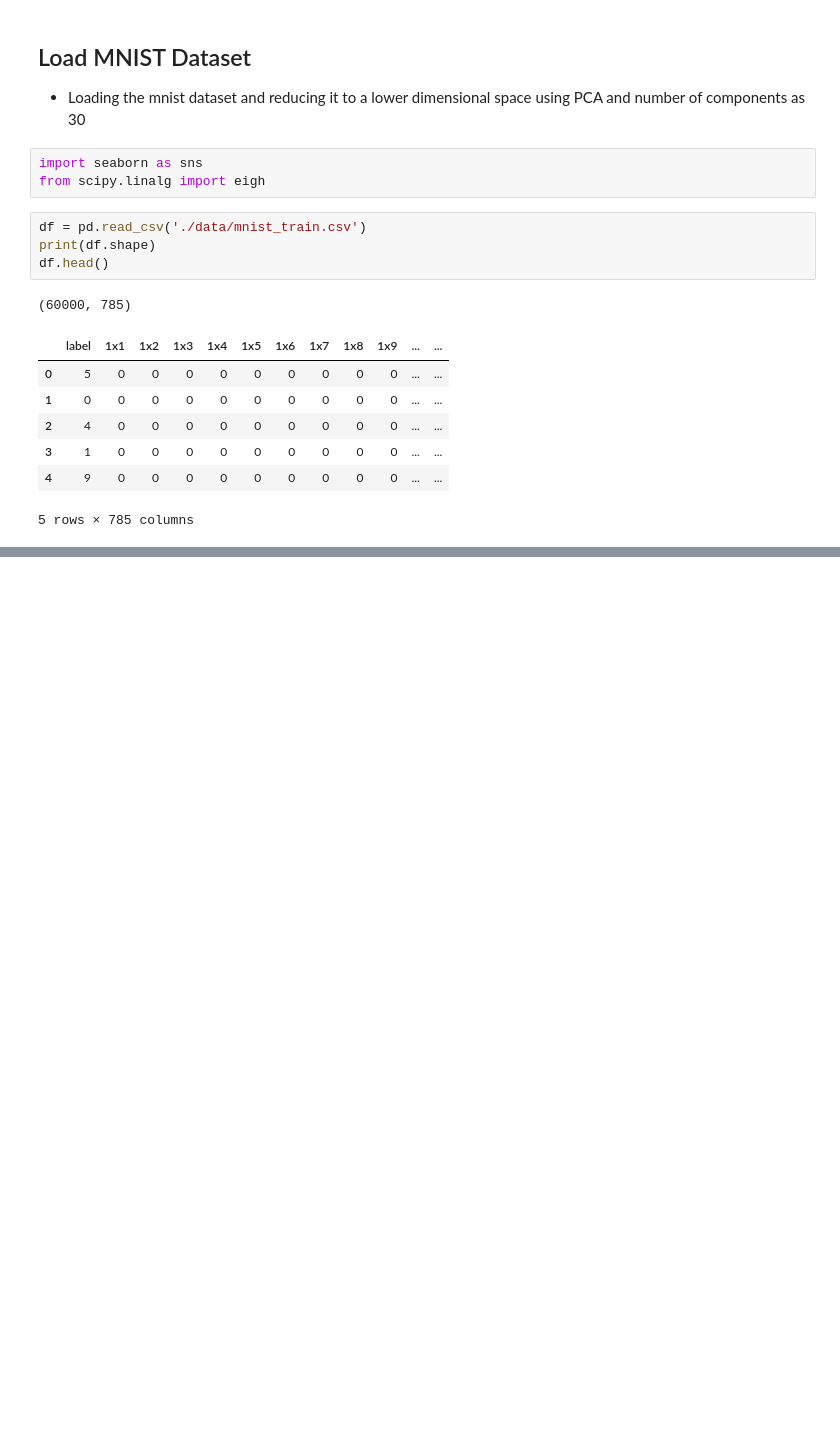
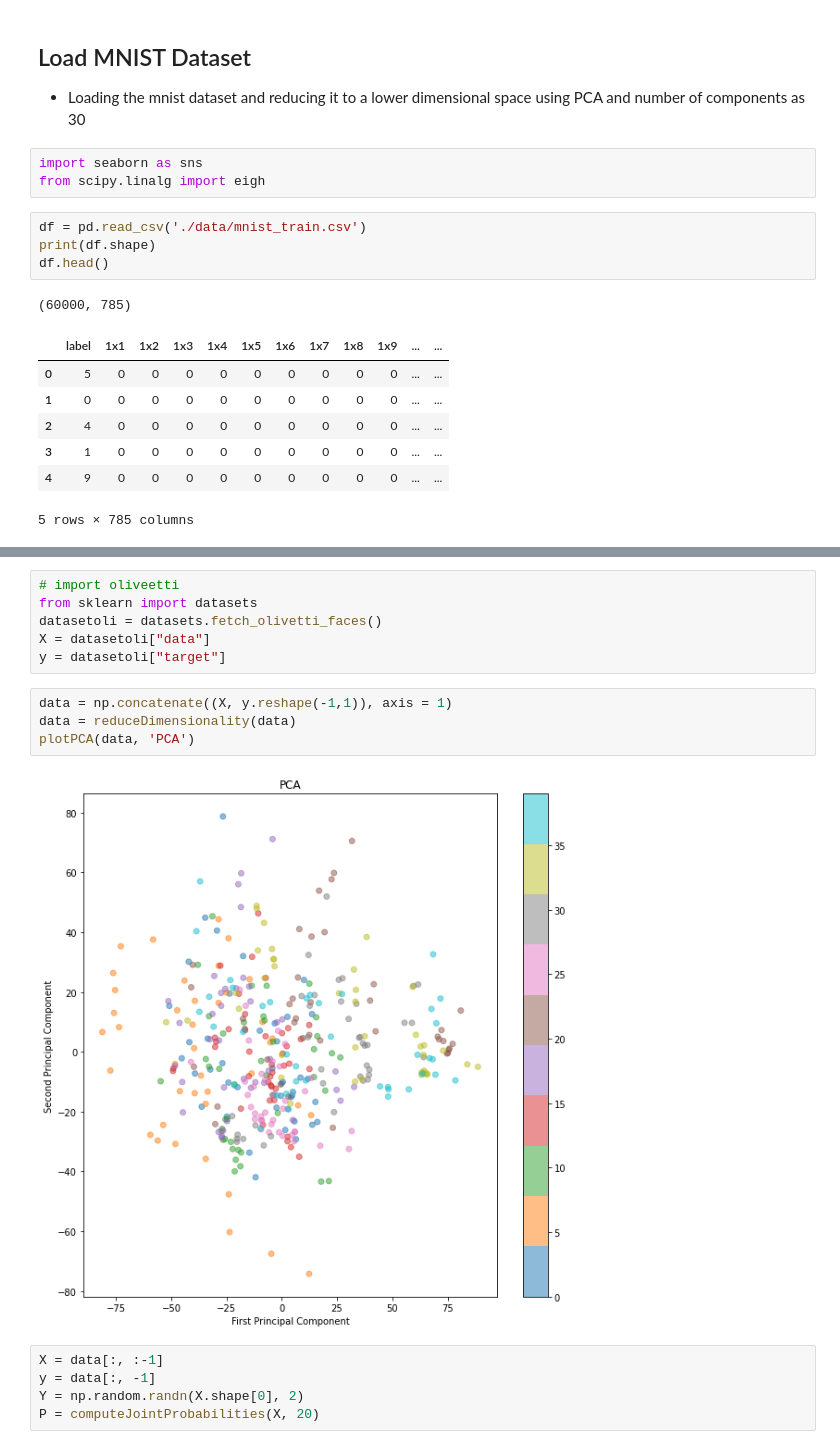
Before and after one commit to KarmanjyotSingh/tsne, a Jupyter notebook: tsne.ipynb, the cells around one changed output, grey strips where cells are left out. Drawn from its saved outputs; the diff is of its cells as text; blank space fills up the shorter version.

```diff
--- a/tsne.ipynb
+++ b/tsne.ipynb
@@ -322,0 +392,17 @@ plotPCA(data, 'PCA')
+# %%
+# import oliveetti
+from sklearn import datasets
+datasetoli = datasets.fetch_olivetti_faces()
+X = datasetoli["data"]
+y = datasetoli["target"]
+# %%
+data = np.concatenate((X, y.reshape(-1,1)), axis = 1)
+data = reduceDimensionality(data)
+plotPCA(data, 'PCA')
+# %% [output]
+[figure, added]
+# %%
+X = data[:, :-1]
+y = data[:, -1]
+Y = np.random.randn(X.shape[0], 2)
+P = computeJointProbabilities(X, 20)
```
Also changed, not shown: parts of 16 cells of this notebook, 1 other file.
